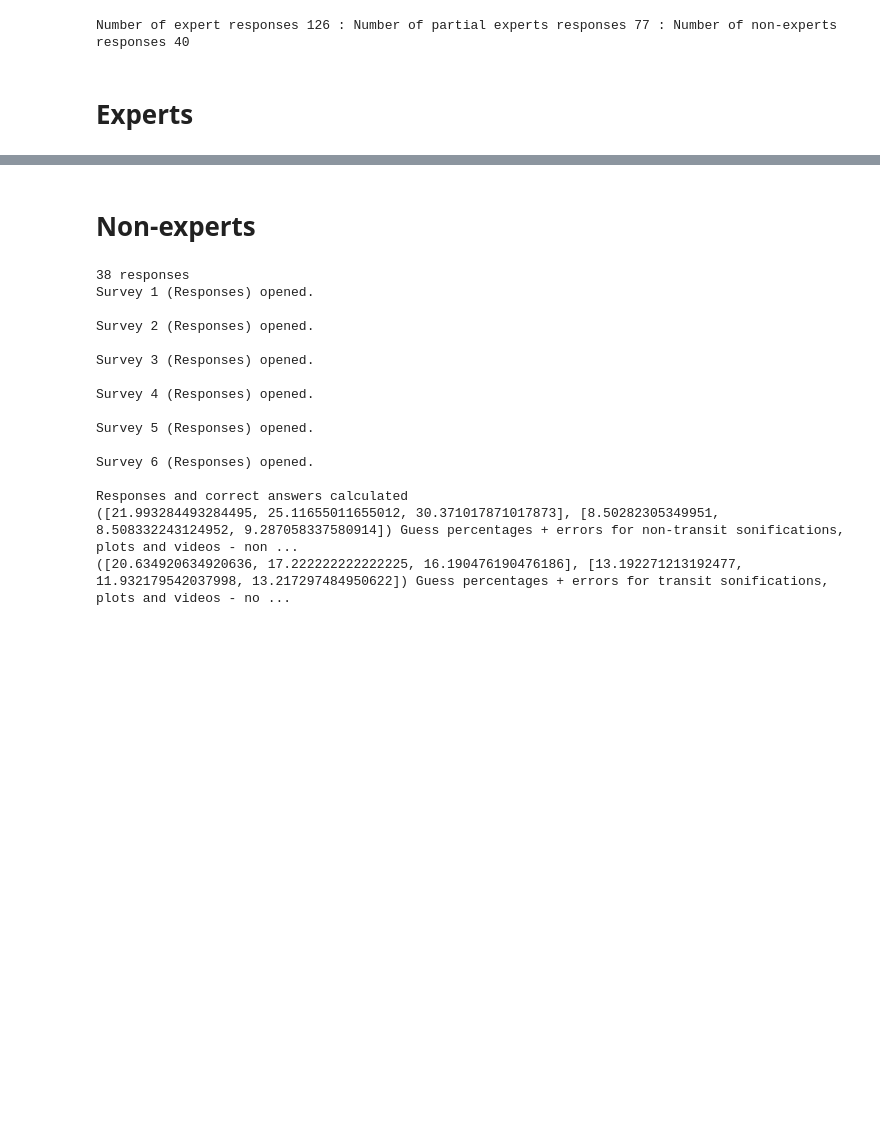
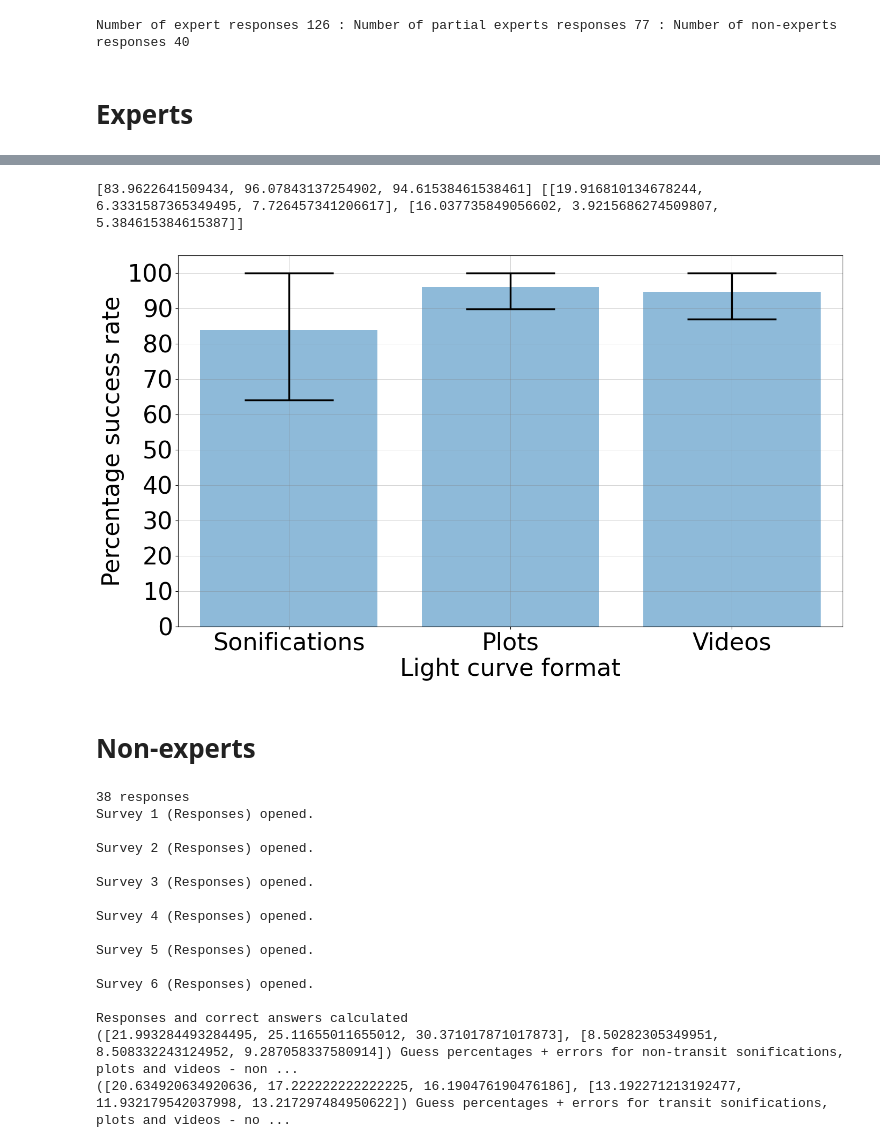
Before and after one commit to jacktuckerbrown/star-sound, a Jupyter notebook: analysismanuscript.ipynb, the cells around one changed output, grey strips where cells are left out. Drawn from its saved outputs; the diff is of its cells as text; code cells hidden in the pictures; blank space fills up the shorter version.

```diff
--- a/analysismanuscript.ipynb
+++ b/analysismanuscript.ipynb
@@ -1166,3 +1175,8 @@ See the caveats in the documentation: https://pandas.pydata.org/pandas-docs/stab
+# %%
+fig = produce_n0(sets_expert,expert_sound,expert_visual,expert_video)[0]
+# %% [output]
+[83.9622641509434, 96.07843137254902, 94.61538461538461] [[19.916810134678244, 6.3331587365349495, 7.726457341206617], [16.037735849056602, 3.9215686274509807, 5.384615384615387]]
+[figure, added]
 # %% [markdown]
 # Non-experts
 # %%
```
Also changed, not shown: parts of 4 cells of this notebook.
